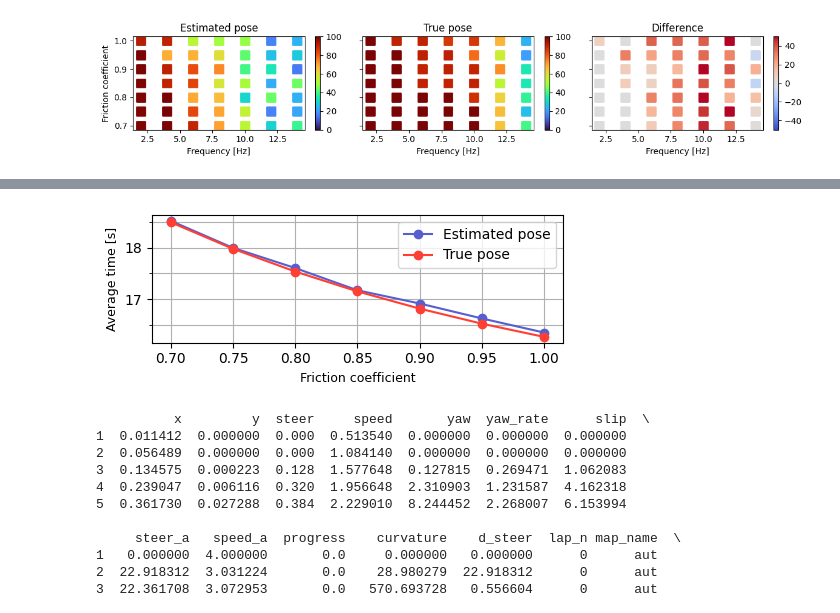
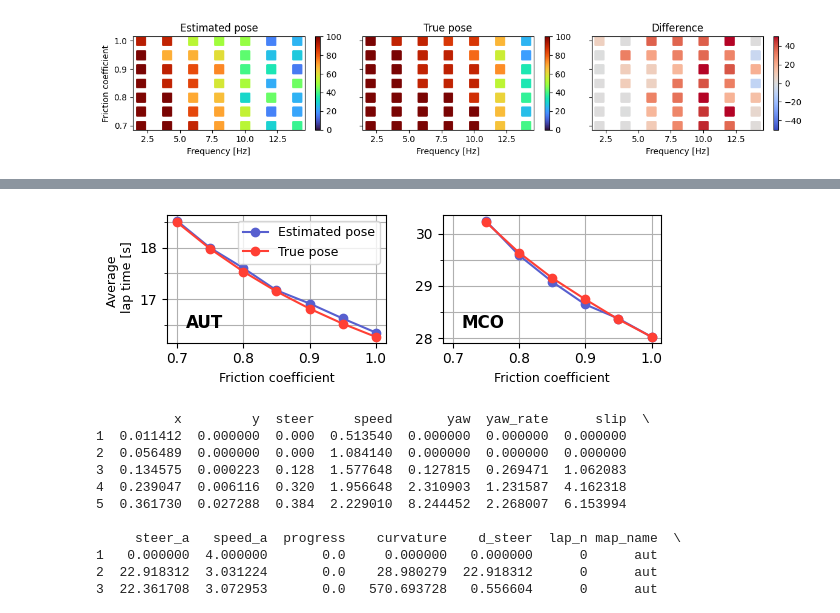
Before and after one commit to BDEvan5/f1tenth_benchmarks, a Jupyter notebook: Notebooks/frequency_investigation.ipynb, the cells around one changed output, grey strips where cells are left out. Saved outputs shown, nothing was run; the diff lists cells and outputs as text; code cells hidden in the pictures.

```diff
--- a/Notebooks/frequency_investigation.ipynb
+++ b/Notebooks/frequency_investigation.ipynb
@@ -331,45 +323,57 @@ test_ids = summary_df["TestID"].str.split("_", expand=True)
 summary_df["mu"] = test_ids[0].str[2:].astype(float) / 100
 timestep_series = test_ids[1].str[5:]
 timestep_series.dropna(inplace=True)
 summary_df["simulator_timestep"] = timestep_series.astype(int)
 summary_df["frequency"] = 100 / summary_df["simulator_timestep"]
 summary_df["CompletionRate"] *= 100
 summary_df["AvgProgress"] *= 100
 
 selected_timesteps = [2]
 summary_df = summary_df[summary_df["simulator_timestep"].isin(selected_timesteps)]
 
 friction_vals = [0.7, 0.75, 0.8, 0.85, 0.9, 0.95, 1]
 summary_df = summary_df[summary_df["mu"].isin(friction_vals)]
 
 map_name = "aut"
 size = 150
 
-fig = plt.figure(figsize=(5, 2.))
+fig, axs = plt.subplots(1, 2, figsize=(6, 2.), sharex=True)
+# fig = plt.figure(figsize=(5, 2.))
 
 full_stack = summary_df[(summary_df["MapName"] == map_name) & (summary_df["Vehicle"] == "FullStackPP")].sort_values("mu")
 planning = summary_df[(summary_df["MapName"] == map_name) & (summary_df["Vehicle"] == "GlobalPlanPP")].sort_values("mu")
 
+axs[0].plot(full_stack["mu"], full_stack["AvgTime"], 'o-', label="Estimated pose", markersize=6, color=periwinkle)
+axs[0].plot(planning["mu"], planning["AvgTime"], 'o-', label="True pose", markersize=6, color=red_orange)
 
-plt.plot(full_stack["mu"], full_stack["AvgTime"], 'o-', label="Estimated pose", markersize=6, color=periwinkle)
-plt.plot(planning["mu"], planning["AvgTime"], 'o-', label="True pose", markersize=6, color=red_orange)
+map_name = "mco"
+full_stack = summary_df[(summary_df["MapName"] == map_name) & (summary_df["Vehicle"] == "FullStackPP")].sort_values("mu")
+planning = summary_df[(summary_df["MapName"] == map_name) & (summary_df["Vehicle"] == "GlobalPlanPP")].sort_values("mu")
 
-# plt.plot(full_stack["mu"], full_stack["AvgTime"], 'o-', label="Estimated pose", markersize=6)
-# plt.plot(planning["mu"], planning["AvgTime"], 'o-', label="True pose", markersize=6)
+axs[1].plot(full_stack["mu"], full_stack["AvgTime"], 'o-', label="Estimated pose", markersize=6, color=periwinkle)
+axs[1].plot(planning["mu"], planning["AvgTime"], 'o-', label="True pose", markersize=6, color=red_orange)
 
-# plt.gca().yaxis.set_major_locator(plt.MaxNLocator(4))
-plt.gca().yaxis.set_minor_locator(plt.MaxNLocator(5))
-plt.xlabel("Friction coefficient", size=9)
-plt.ylabel("Average time [s]", size=9)
-plt.legend()
-plt.grid(True, which='both')
+axs[0].yaxis.set_minor_locator(plt.MaxNLocator(5))
+axs[1].yaxis.set_minor_locator(plt.MaxNLocator(5))
+axs[0].set_xlabel("Friction coefficient", size=9)
+axs[1].set_xlabel("Friction coefficient", size=9)
+axs[0].set_ylabel("Average \n lap time [s]", size=9)
+axs[0].legend(fontsize=9)
+axs[1].grid(True, which='both')
+axs[0].grid(True, which='both')
+
+# axs[0].text(0.72, 16.5, "AUT", fontsize=12, fontdict={'weight': 'bold'})
+# axs[1].text(0.72, 0.1, "MCO", fontsize=12, fontdict={'weight': 'bold'})
+fig.text(0.18, 0.36, "AUT", fontsize=12, fontdict={'weight': 'bold'}, )
+fig.text(0.64, 0.36, "MCO", fontsize=12, fontdict={'weight': 'bold'})
+# axs[1].text(0.72, 28.2, "MCO", fontsize=12, fontdict={'weight': 'bold'})
 
 plt.tight_layout()
 
 plt.savefig(save_path + "FrictionLapTimes.svg", bbox_inches='tight')
 plt.savefig(save_path + "FrictionLapTimes.pdf", bbox_inches='tight')
 # %% [output]
-[figure, old version]
+[figure, new version]
 # %%
 
 test_ids = summary_df["TestID"].unique()
```
Also changed, not shown: parts of 1 cell of this notebook, 2 other files.
